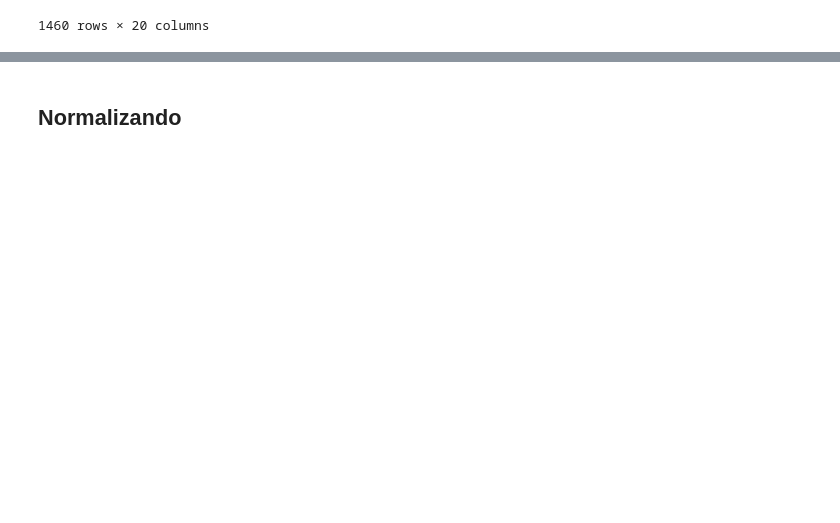
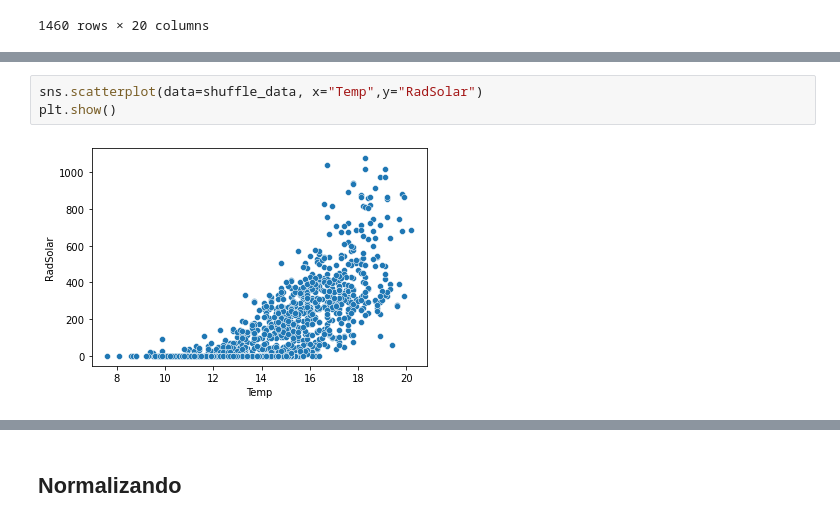
Before and after one commit to sofgutierrez6/ProyectoGrado, a Jupyter notebook: Data Adaptation v2.0.ipynb, the cells around one changed output, grey strips where cells are left out. Saved outputs shown, nothing was run; the diff lists cells and outputs as text; blank space fills up the shorter version.

```diff
--- a/Data Adaptation v2.0.ipynb
+++ b/Data Adaptation v2.0.ipynb
@@ -103,0 +111,5 @@ plt.show()
+# %%
+sns.scatterplot(data=shuffle_data, x="Temp",y="RadSolar")
+plt.show()
+# %% [output]
+[figure, added]
```
Also changed, not shown: parts of 12 cells of this notebook.
